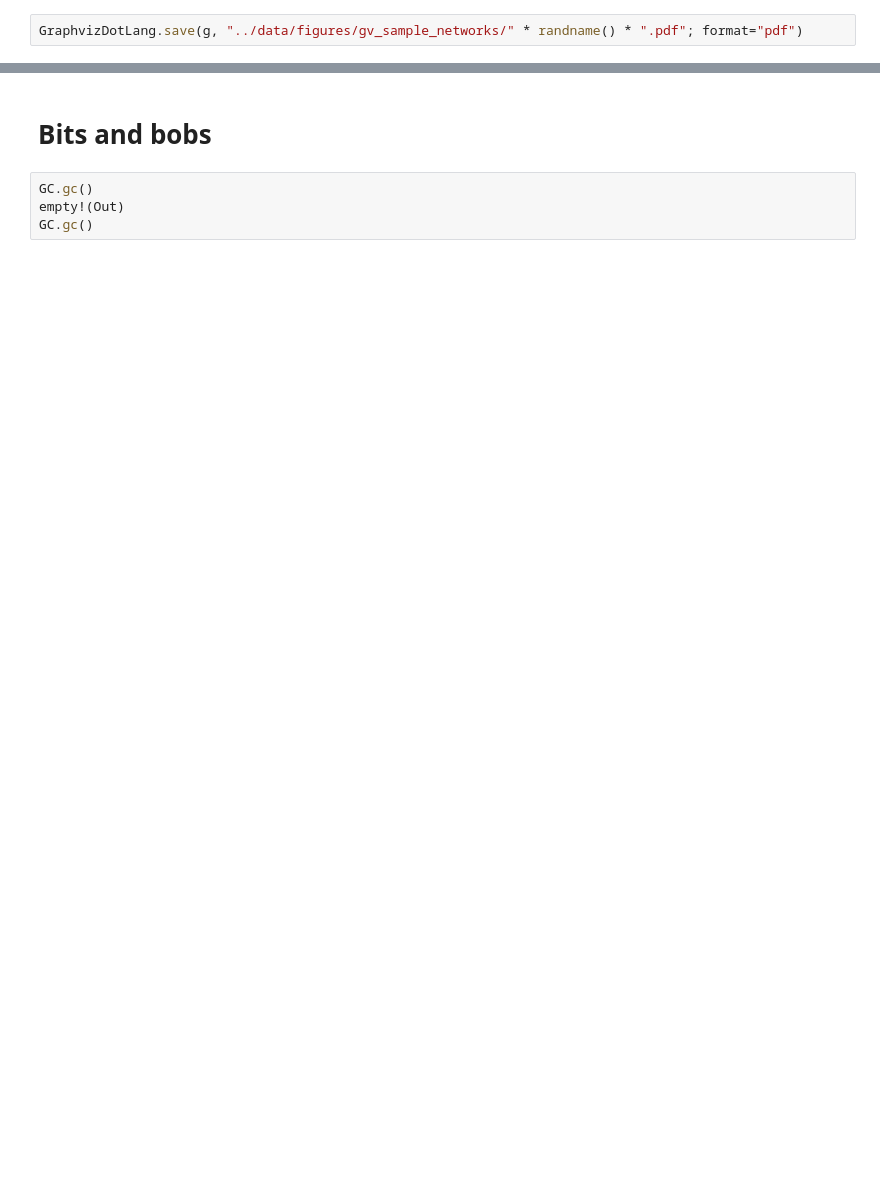
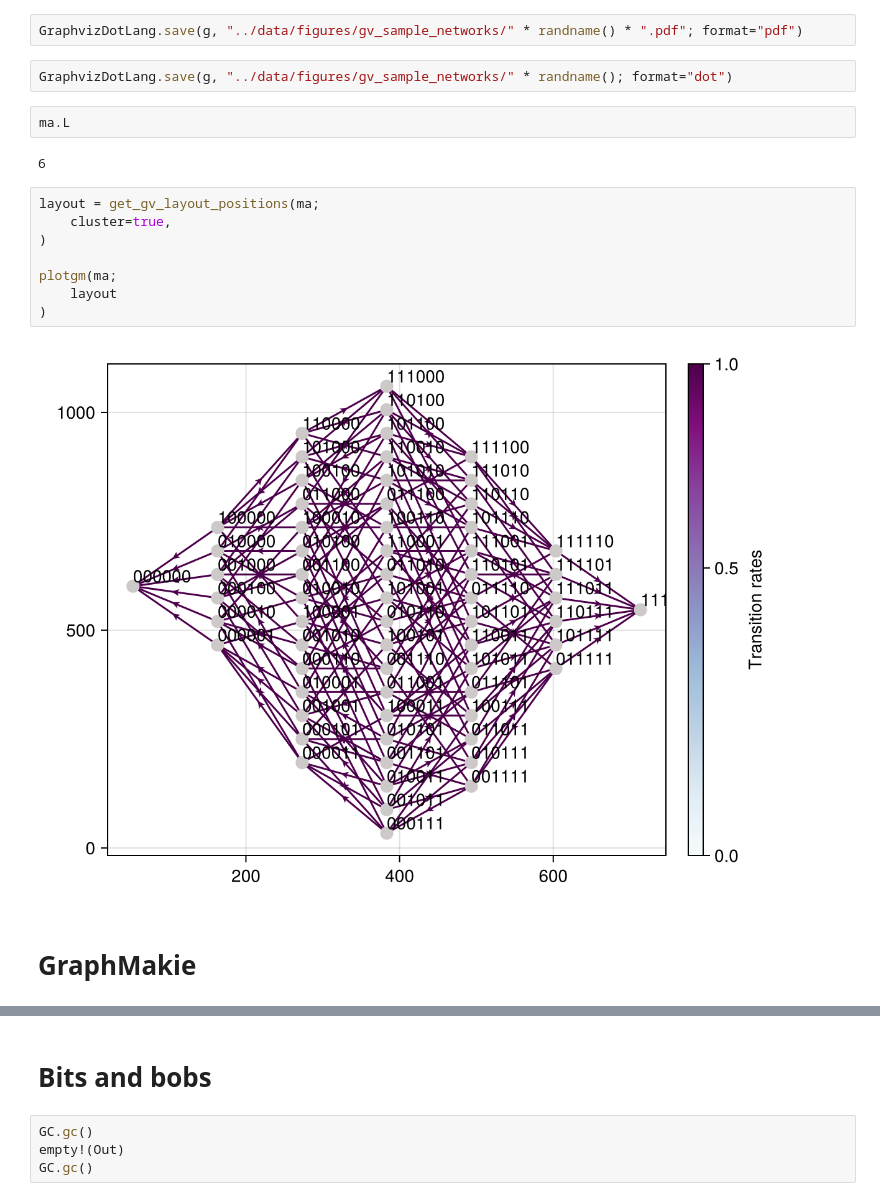
Before and after one commit to kockahonza/TopoStoch, a Jupyter notebook: notebooks/ma_figures_network_examples.ipynb, the cells around one changed output, grey strips where cells are left out. Drawn from its saved outputs; the diff is of its cells as text; blank space fills up the shorter version.

```diff
--- a/notebooks/ma_figures_network_examples.ipynb
+++ b/notebooks/ma_figures_network_examples.ipynb
@@ -56,2 +52,20 @@ g = molaut_gv(ma;
 # %%
 GraphvizDotLang.save(g, "../data/figures/gv_sample_networks/" * randname() * ".pdf"; format="pdf")
+# %%
+GraphvizDotLang.save(g, "../data/figures/gv_sample_networks/" * randname(); format="dot")
+# %%
+ma.L
+# %% [output]
+6
+# %%
+layout = get_gv_layout_positions(ma;
+    cluster=true,
+)
+
+plotgm(ma;
+    layout
+)
+# %% [output]
+[figure, added]
+# %% [markdown]
+# GraphMakie
```
Also changed, not shown: parts of 8 cells of this notebook, 31 other files.
